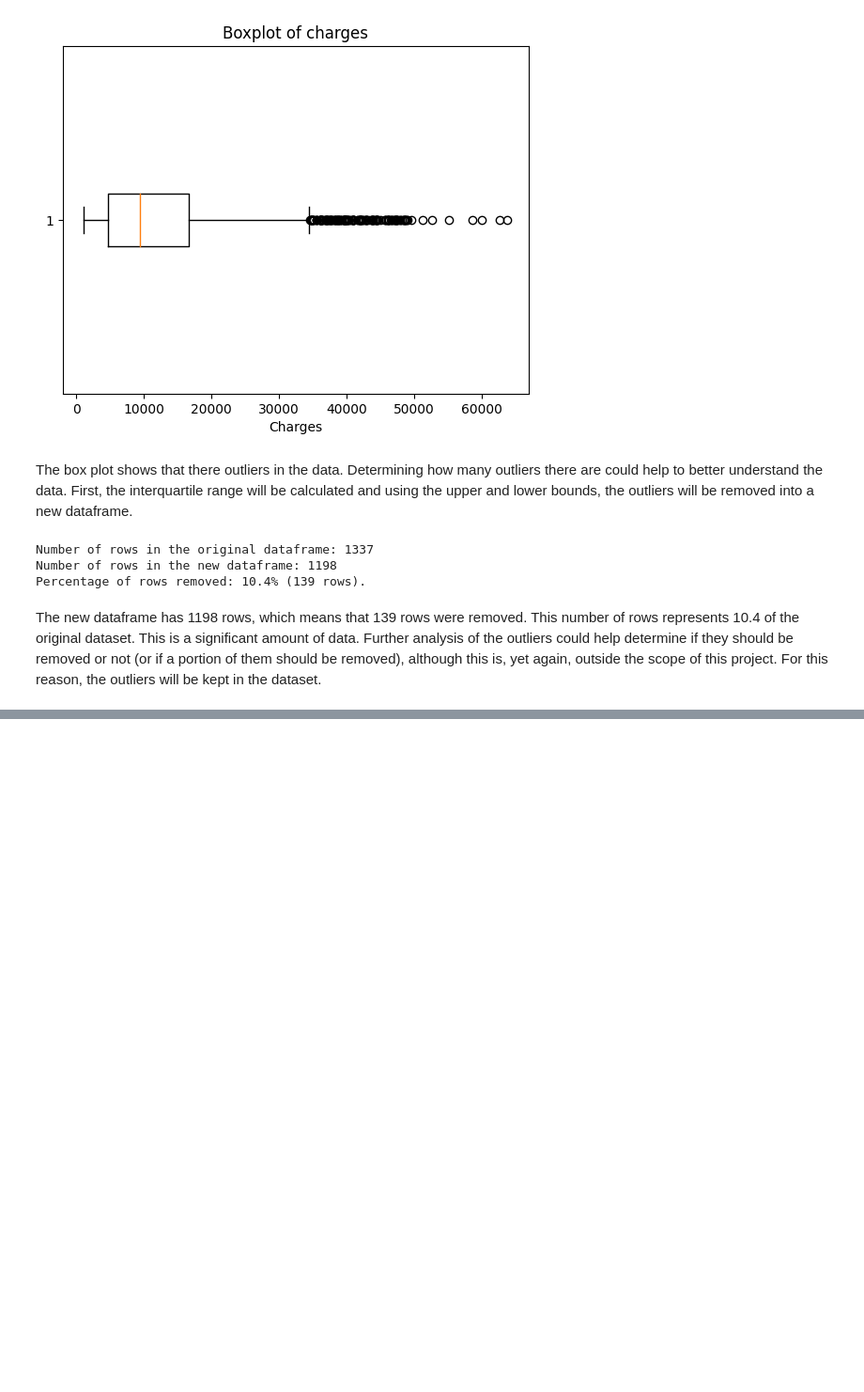
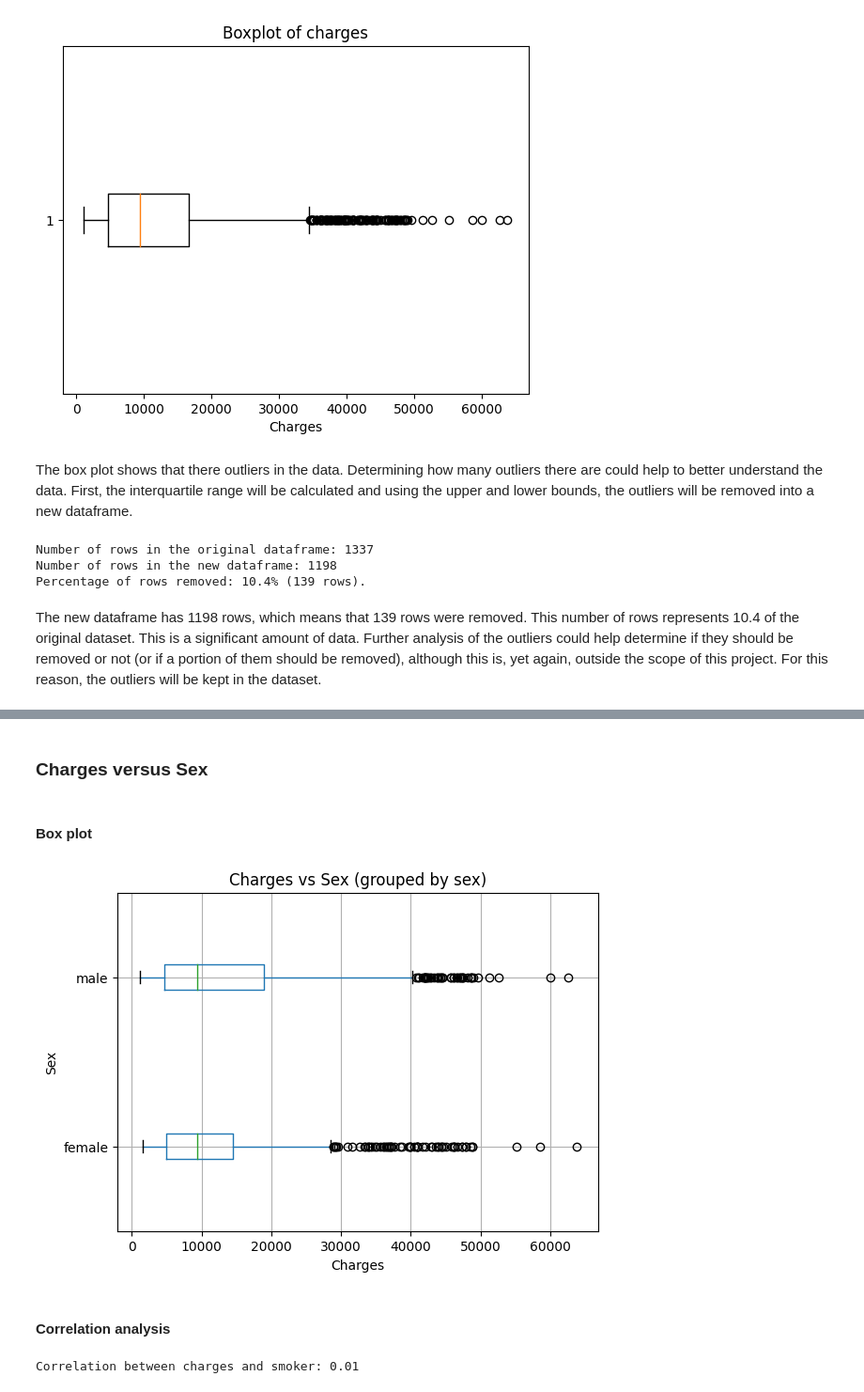
Before and after one commit to Facundo-Barbera/us-medical-insurance-costs-analysis, a Jupyter notebook: notebooks/main.ipynb, the cells around one changed output, grey strips where cells are left out. Shown at 94% size. Drawn from its saved outputs; the diff is of its cells as text; code cells hidden in the pictures; blank space fills up the shorter version.

```diff
--- a/notebooks/main.ipynb
+++ b/notebooks/main.ipynb
@@ -501,0 +573,23 @@ The distribution of the values for the `region` variable is fairly even, except
+# %% [markdown]
+
+### Charges versus Sex
+# %% [markdown]
+#### Box plot
+# %%
+# Create a box plot for each unique value of 'sex' versus 'charges'
+main_df.boxplot(column='charges', by='sex', vert=False)
+plt.suptitle('') # Remove the default title
+plt.title('Charges vs Sex (grouped by sex)')
+plt.xlabel('Charges')
+plt.ylabel('Sex')
+plt.show()
+# %% [output]
+[figure, added]
+# %% [markdown]
+#### Correlation analysis
+# %%
+# Determine the correlation between the charges and sex
+correlation = main_df['charges'].corr(main_df['sex'].map({'male': 1, 'female': 0}), method='spearman')
+print(f'Correlation between charges and smoker: {round(correlation, 2)}')
+# %% [output]
+Correlation between charges and smoker: 0.01
```
Also changed, not shown: parts of 72 cells of this notebook, 1 other file.
